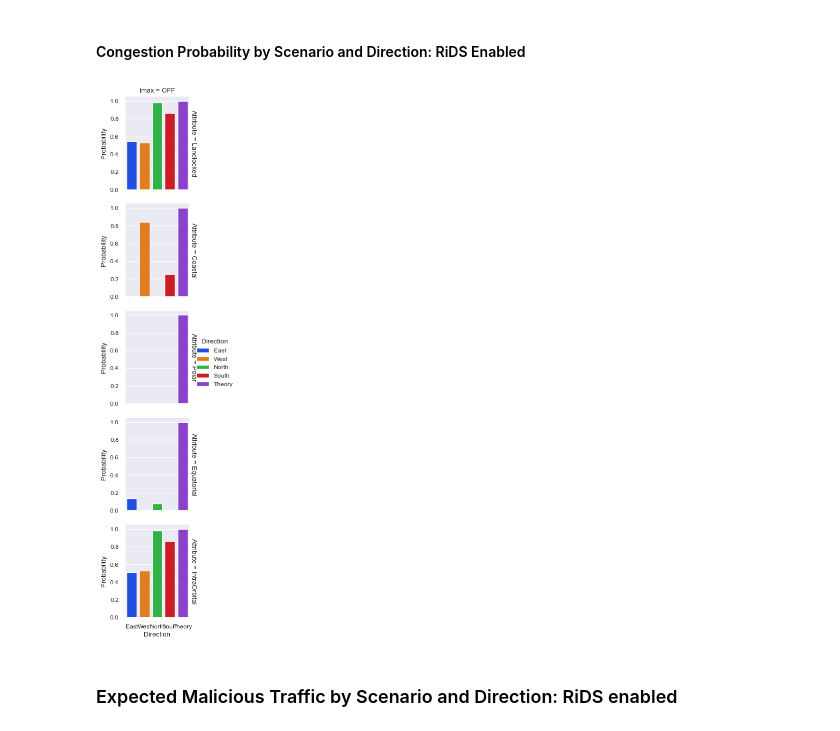
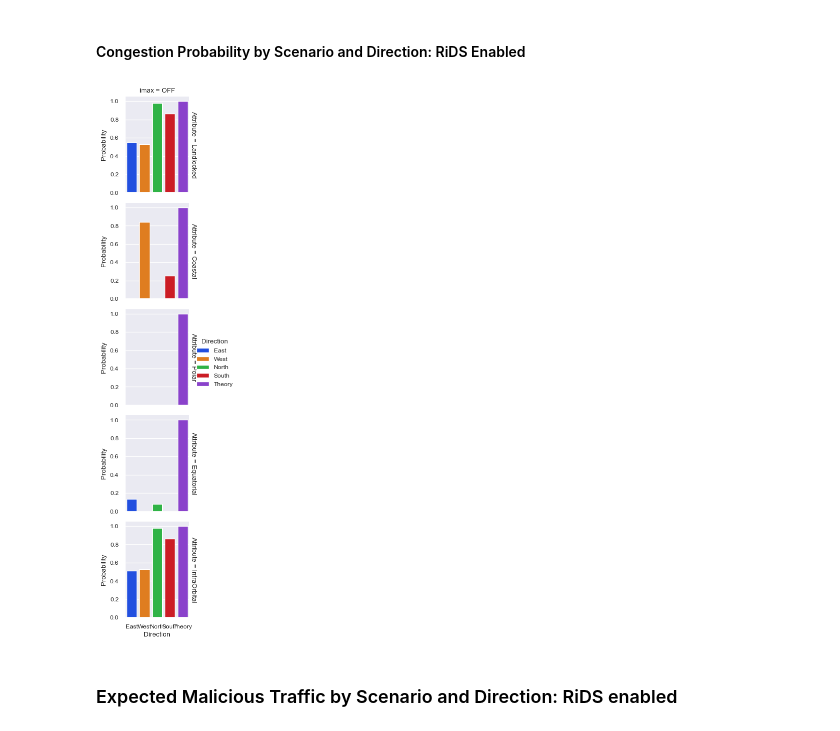
Before and after one commit to Foalfloater66/starlink-fyp, a Jupyter notebook: graphs.ipynb, the cells around one changed output. Drawn from its saved outputs; the diff is of its cells as text; code cells hidden in the pictures.

```diff
--- a/graphs.ipynb
+++ b/graphs.ipynb
@@ -28,7 +33,7 @@ from matplotlib.ticker import MaxNLocator
 import seaborn as sns
 
 # Global params
-matplotlib.rcParams["font.sans-serif"] = "Times New Roman"
+# matplotlib.rcParams["font.sans-serif"] = "Times New Roman"
 matplotlib.rcParams["font.size"] = 13
 # %% [markdown]
 ### Probability of Congestion per Snapshot
@@ -223,7 +226,7 @@ for imax in IMAX_VALUES:
                 data["imax"] = imax
                 aggregate_data.append(data)
 attack_df = pd.concat(aggregate_data, axis=0, ignore_index=True)
-attack_df.rename(columns={"FINAL CAPACITY" : "traffic", "FRAME" : "frame", "scenario" : "Attribute", "direction" : "Direction"}, inplace=True)
+attack_df.rename(columns={"FINAL CAPACITY" : "traffic", "FRAME" : "Frame", "scenario" : "Attribute", "direction" : "Direction"}, inplace=True)
 attack_df["traffic"] = 20000 - attack_df["traffic"]
 attack_df["traffic"] = attack_df["traffic"] / 1000
 
@@ -259,7 +262,7 @@ for imax in IMAX_VALUES:
                 data["imax"] = imax
                 aggregate_data.append(data)
 rtt_df = pd.concat(aggregate_data, axis=0, ignore_index=True)
-rtt_df.rename(columns={"scenario":"Attribute", "direction" : "Direction"}, inplace=True)
+rtt_df.rename(columns={"scenario":"Attribute", "direction" : "Direction", "frame" : "Frame"}, inplace=True)
 
 
 # Load probability data
@@ -413,15 +499,12 @@ plt.savefig(f"{IMAGE_DIRECTORY}baseline_rtt_timeseries.svg")
 # %%
 g = sns.FacetGrid(rids_probability_df, row="Attribute", col="imax", hue="Direction", margin_titles=True, height=2.25)
 g.map_dataframe(sns.barplot,  x='Direction', y='Probability')
-g.figure.subplots_adjust(wspace=.15, hspace=.15)
 g.add_legend()
 g.set_ylabels("Probability")
 plt.savefig(f"{IMAGE_DIRECTORY}rids_probability.svg")
 plt.show()
-
-# TODO: ADD THEORETICAL PROBABILITIES TOO.
 # %% [output]
-[figure, old version]
+[figure, new version]
 # %% [markdown]
 ### Expected Malicious Traffic by Scenario and Direction: RiDS enabled
 # %%
```
Also changed, not shown: parts of 21 cells of this notebook, 15 other files.
